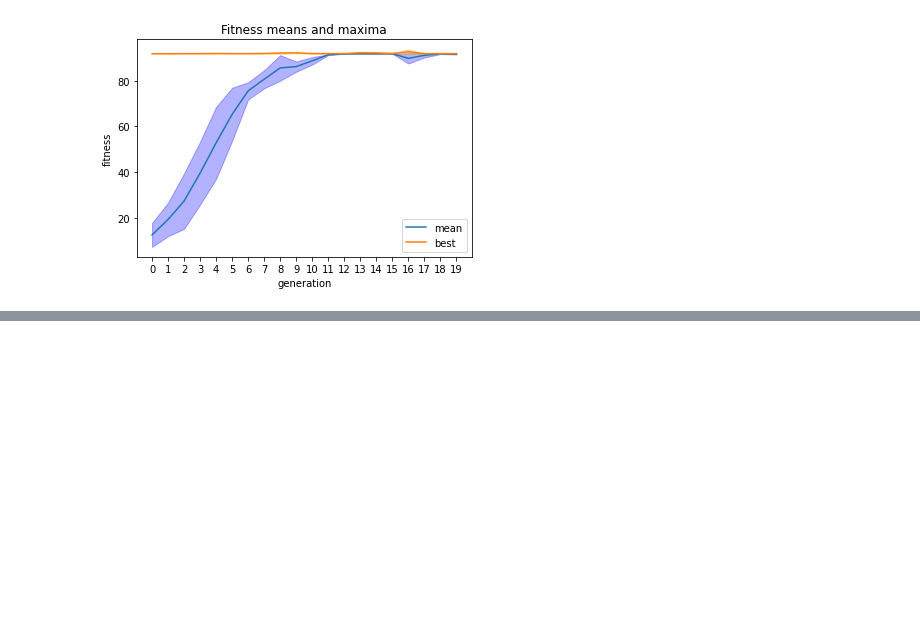
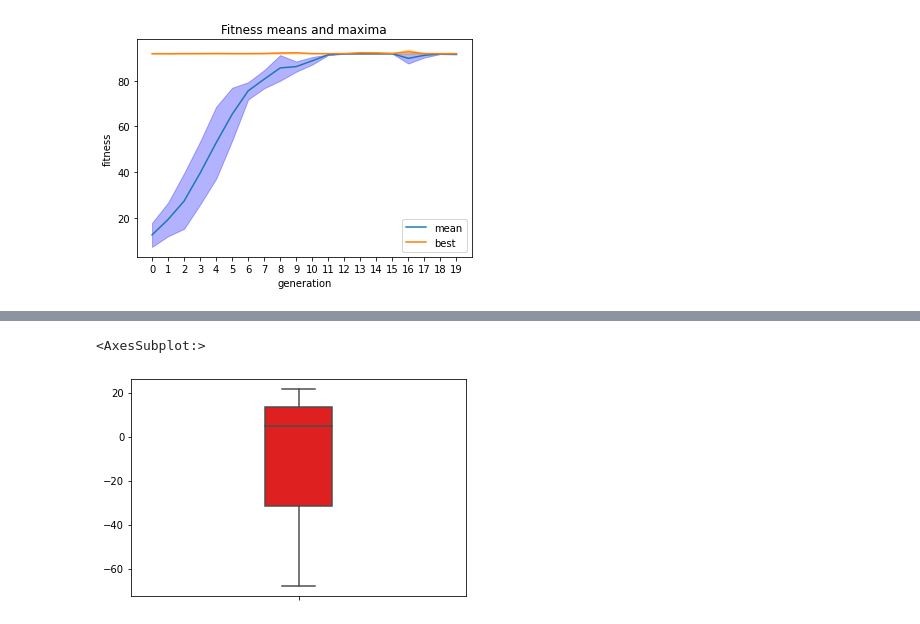
Before and after one commit to Laurens0907/task1, a Jupyter notebook: plots.ipynb, the cells around one changed output, grey strips where cells are left out. Saved outputs shown, nothing was run; the diff lists cells and outputs as text; code cells hidden in the pictures; blank space fills up the shorter version.

```diff
--- a/plots.ipynb
+++ b/plots.ipynb
@@ -60,0 +103,5 @@ plt.show()
+# %%
+sns.boxplot(means, color="red", orient='v', width=0.2)
+# %% [output]
+<AxesSubplot:>
+[figure, added]
```
Also changed, not shown: parts of 5 cells of this notebook.
